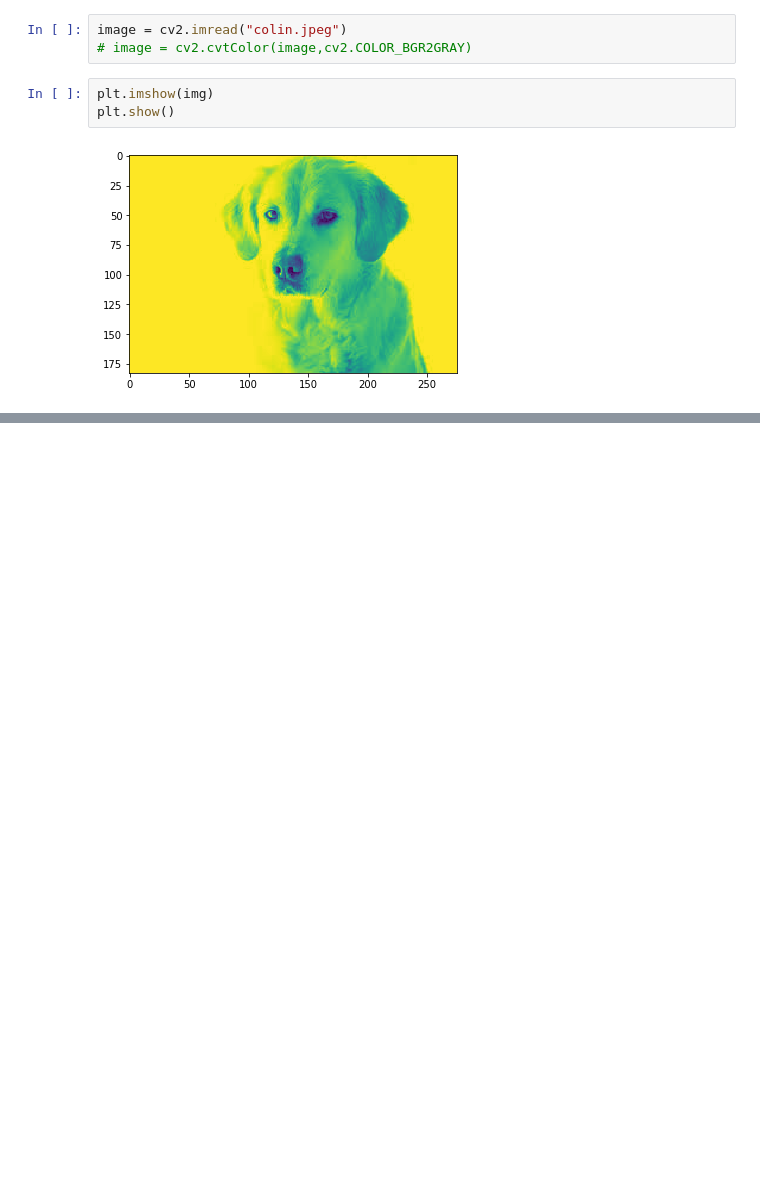
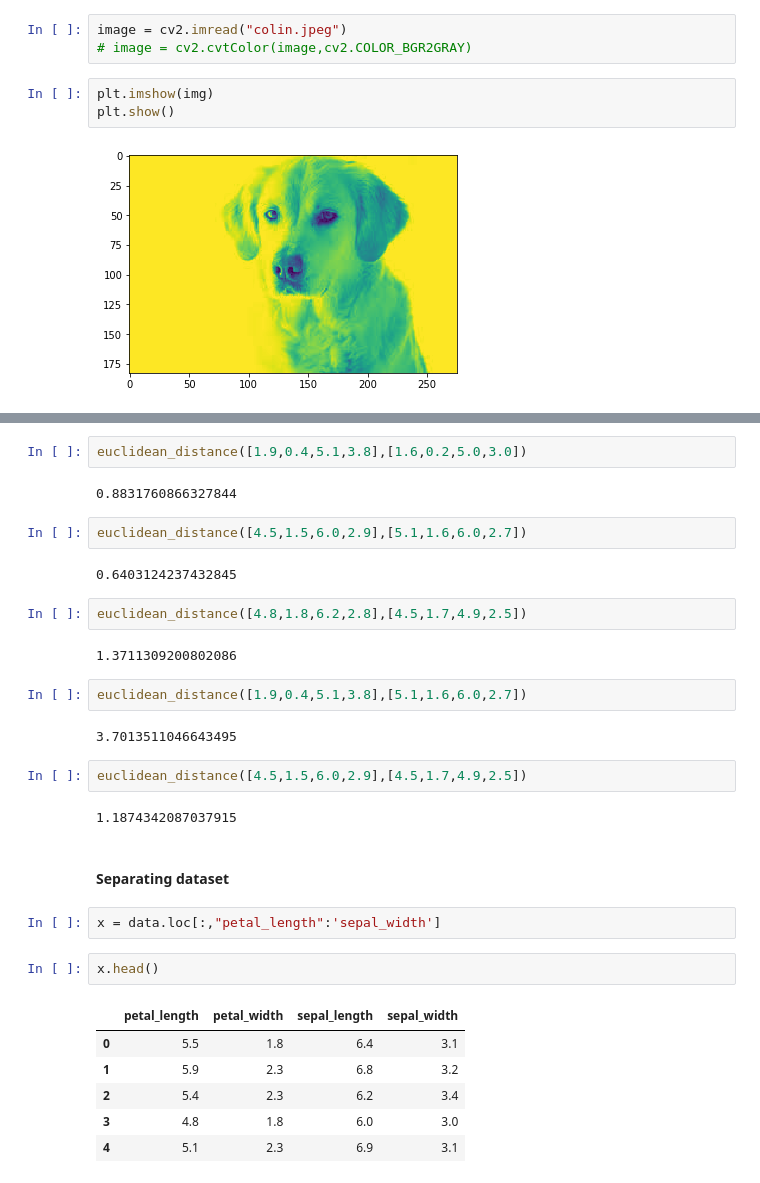
Before and after one commit to sharmasaravanan/Machine_learning, a Jupyter notebook: AI-Maize.ipynb, the cells around one changed output, grey strips where cells are left out. Saved outputs shown, nothing was run; the diff lists cells and outputs as text; blank space fills up the shorter version.

```diff
--- a/AI-Maize.ipynb
+++ b/AI-Maize.ipynb
@@ -2213,0 +2323,33 @@ plt.show()
+# %%
+euclidean_distance([1.9,0.4,5.1,3.8],[1.6,0.2,5.0,3.0])
+# %% [output]
+0.8831760866327844
+# %%
+euclidean_distance([4.5,1.5,6.0,2.9],[5.1,1.6,6.0,2.7])
+# %% [output]
+0.6403124237432845
+# %%
+euclidean_distance([4.8,1.8,6.2,2.8],[4.5,1.7,4.9,2.5])
+# %% [output]
+1.3711309200802086
+# %%
+euclidean_distance([1.9,0.4,5.1,3.8],[5.1,1.6,6.0,2.7])
+# %% [output]
+3.7013511046643495
+# %%
+euclidean_distance([4.5,1.5,6.0,2.9],[4.5,1.7,4.9,2.5])
+# %% [output]
+1.1874342087037915
+# %% [markdown]
+#### Separating dataset
+# %%
+x = data.loc[:,"petal_length":'sepal_width']
+# %%
+x.head()
+# %% [output]
+|  | petal_length | petal_width | sepal_length | sepal_width |
+| 0 | 5.5 | 1.8 | 6.4 | 3.1 |
+| 1 | 5.9 | 2.3 | 6.8 | 3.2 |
+| 2 | 5.4 | 2.3 | 6.2 | 3.4 |
+| 3 | 4.8 | 1.8 | 6.0 | 3.0 |
+| 4 | 5.1 | 2.3 | 6.9 | 3.1 |
```
Also changed, not shown: parts of 39 cells of this notebook, 15 other files.
